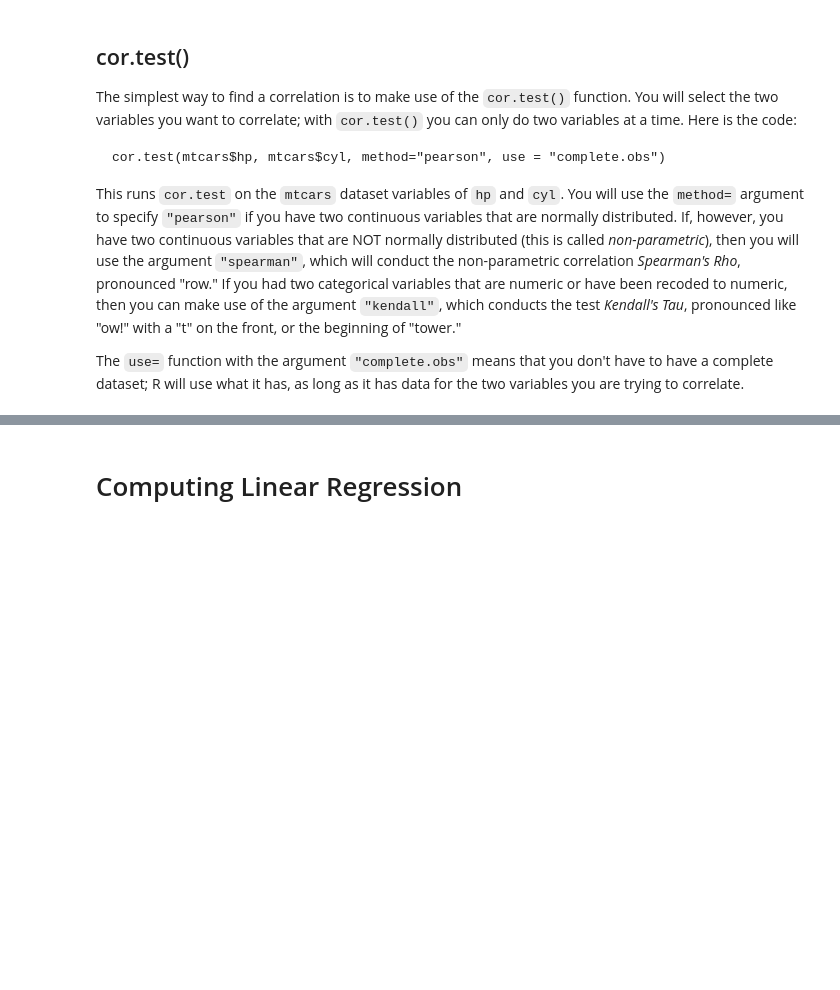
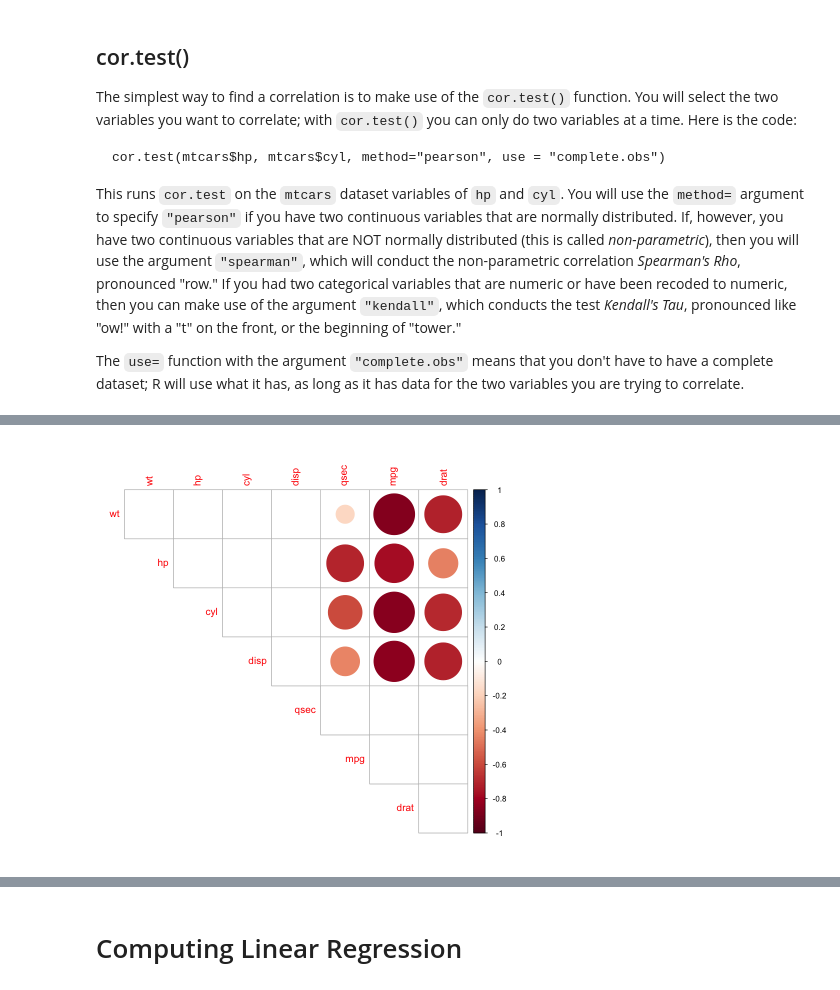
Before and after one commit to julieraeboucher/Data-Science-Assignments, a Jupyter notebook: DS102-R/DS102-R-L8.ipynb, the cells around one changed output, grey strips where cells are left out. Saved outputs shown, nothing was run; the diff lists cells and outputs as text; code cells hidden in the pictures; blank space fills up the shorter version.

```diff
--- a/DS102-R/DS102-R-L8.ipynb
+++ b/DS102-R/DS102-R-L8.ipynb
@@ -145,0 +203,3 @@
+# %%
+corr_matrix <- cor(mtcars_quant)
+corr_matrix
@@ -145,0 +228,4 @@
+# %%
+corrplot(corr_matrix, type="upper", order="hclust", p.mat = corr_matrix, sig.level = 0.01, insig="blank")
+# %% [output]
+[figure, added]
```
Also changed, not shown: parts of 23 cells of this notebook.
